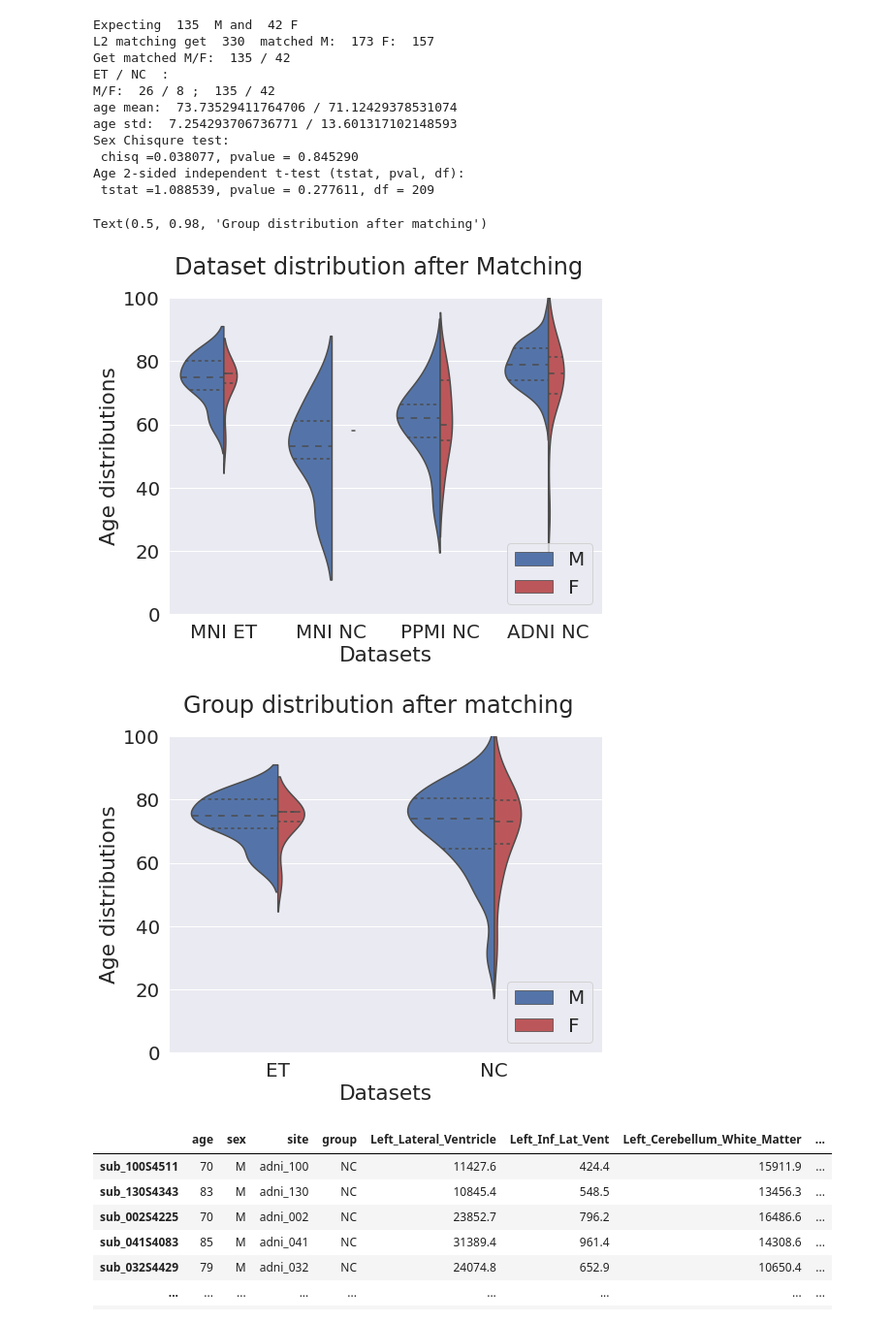
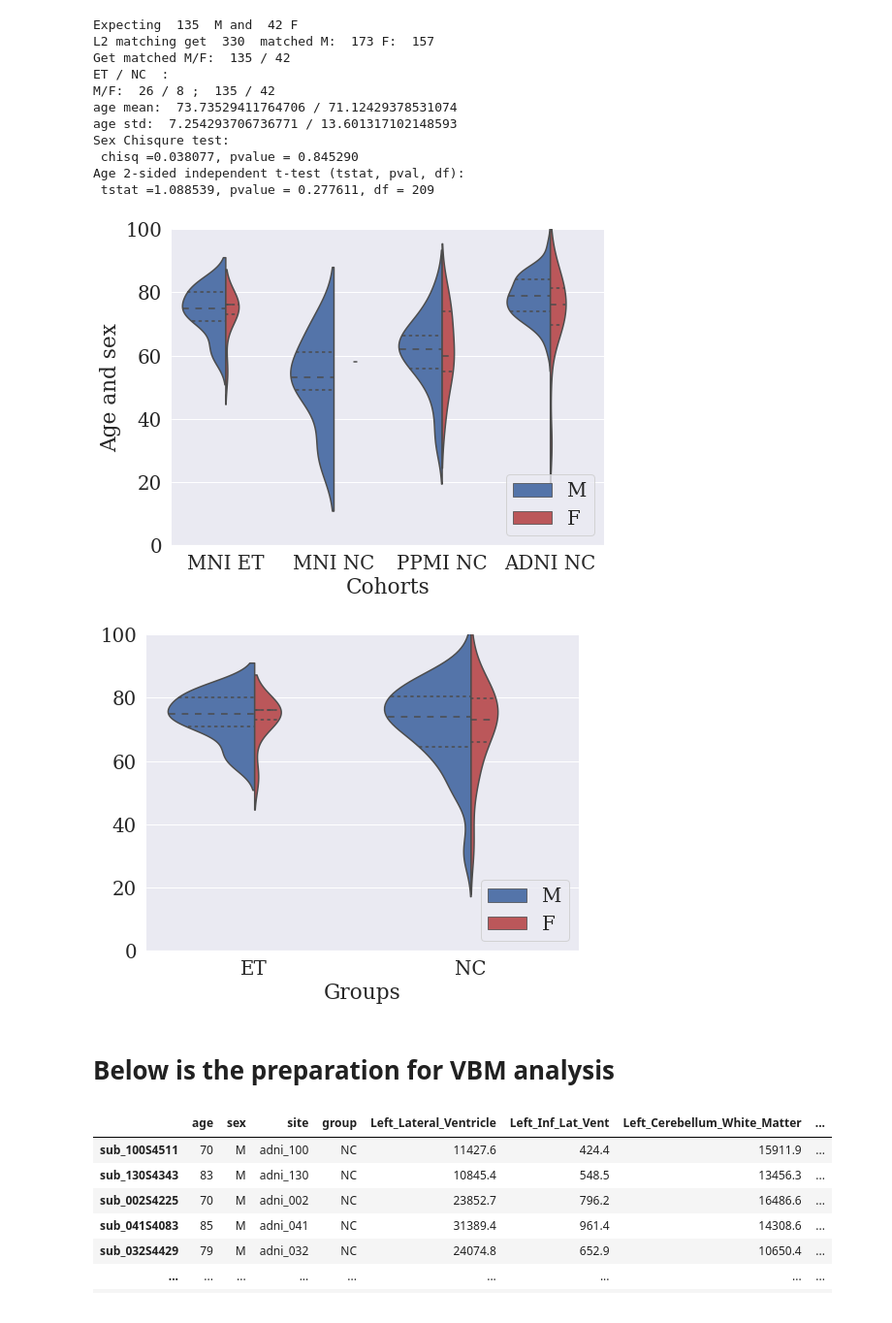
Before and after one commit to neurodatascience/ET_biomarker, a Jupyter notebook: preproc/preproc3_cohort-matching.ipynb, the cells around one changed output. Shown at 97% size. Saved outputs shown, nothing was run; the diff lists cells and outputs as text; code cells hidden in the pictures.

```diff
--- a/preproc/preproc3_cohort-matching.ipynb
+++ b/preproc/preproc3_cohort-matching.ipynb
@@ -115,6 +118,7 @@ Age 2-sided independent t-test (tstat, pval, df):
 # visualziation for cohort age/sex distributions
 sns.set_theme(style="whitegrid")
 sns.set(font_scale=1.8)
+sns.set_style({'font.family':'serif', 'font.serif':'Times New Roman'})
 
 GROUP_ORDER=['MNI ET','MNI NC','PPMI NC','ADNI NC']; SEX_ORDER=['M','F'];
 LIM_AGE=(0, 100); LIM_CNT=(0, 40);
@@ -131,11 +135,11 @@ ax1=sns.violinplot(data=distr_vis_df, x="cohort group", y="age", hue="sex",
 
 sns.despine(left=True)
 ax1.set(ylim=LIM_AGE);
-ax1.set(xlabel="Datasets");
-ax1.set(ylabel="Age distributions");
+ax1.set(xlabel="Cohorts");
+ax1.set(ylabel="Age and sex");
 plt.legend(loc='lower right')
-f1.suptitle('Dataset distribution before matching',fontsize=24)
-f1.savefig(fig_sv_dir / "distribution_beforeMatching.jpg", dpi=300)
+f1.suptitle('Cohort distribution before matching',fontsize=24)
+f1.savefig(fig_sv_dir / "cohort_beforeMatching.jpg", dpi=300)
 
 # Nested violinplot for group pairs distribution
 f2, ax2 = plt.subplots(figsize=(8, 6))
@@ -146,8 +150,9 @@ ax2=sns.violinplot(data=distr_vis_df, x="group", y="age", hue="sex",
                           linewidth=1.5, saturation=0.85, palette= ["b", "r"])
 sns.despine(left=True)
 ax2.set(ylim=LIM_AGE);
-ax2.set(xlabel="Datasets");
-ax2.set(ylabel="Age distributions");
+ax2.set(xlabel="Groups");
+ax2.set(ylabel="Age and sex");
 plt.legend(loc='lower right')
 f2.suptitle('Group distribution before Matching',fontsize=24)
+f2.savefig(fig_sv_dir / "group_beforeMatching.jpg", dpi=300)
 # %% [output]
@@ -299,44 +303,47 @@ Age 2-sided independent t-test (tstat, pval, df):
 #from matplotlib import pyplot
 sns.set_theme(style="whitegrid")
 sns.set(font_scale=1.8)
+sns.set_style({'font.family':'serif', 'font.serif':'Times New Roman'})
 
 GROUP_ORDER=['MNI ET','MNI NC','PPMI NC','ADNI NC']; SEX_ORDER=['M','F'];
 LIM_AGE=(0, 100); LIM_CNT=(0, 40);
 
 distr_vis_df = matched_des_df.copy()
 distr_vis_df.loc[:,'cohort group']=distr_vis_df.loc[:,'cohort']+' '+distr_vis_df.loc[:,'group'];
 
 # Nested violinplot for cohort-group pairs distribution
 f1, ax1 = plt.subplots(figsize=(8, 6))
 ax1=sns.violinplot(data=distr_vis_df, x="cohort group", y="age", hue="sex",
                    split=True, inner="quartile",  scale='count', bw='silverman', orient='v',
                    order=GROUP_ORDER, hue_order=SEX_ORDER,
                    linewidth=1.5, saturation=0.85, palette= ["b", "r"])
 sns.despine(left=True)
 ax1.set(ylim=LIM_AGE);
-ax1.set(xlabel="Datasets");
-ax1.set(ylabel="Age distributions");
+ax1.set(xlabel="Cohorts");
+ax1.set(ylabel="Age and sex");
 plt.legend(loc='lower right')
-f1.suptitle('Dataset distribution after Matching',fontsize=24)
-f1.savefig(fig_sv_dir / "distribution_afterMatching.jpg", dpi=300)
+#f1.suptitle('Dataset distribution after Matching',fontsize=24)
+f1.savefig(fig_sv_dir / "cohort_afterMatching.jpg", dpi=300)
 
 # Nested violinplot for group pairs distribution
 f2, ax2 = plt.subplots(figsize=(8, 6))
 
 ax2=sns.violinplot(data=distr_vis_df, x="group", y="age", hue="sex",
                           split=True, inner="quartile",  scale='count', bw='silverman', orient='v',
                           order=['ET', 'NC'], hue_order=SEX_ORDER,
                           linewidth=1.5, saturation=0.85, palette= ["b", "r"])
 sns.despine(left=True)
 ax2.set(ylim=LIM_AGE);
-ax2.set(xlabel="Datasets");
-ax2.set(ylabel="Age distributions");
+ax2.set(xlabel="Groups");
+ax2.set(ylabel="");
 plt.legend(loc='lower right')
-f2.suptitle('Group distribution after matching',fontsize=24)
+#f2.suptitle('Group distribution after matching',fontsize=24)
+f2.savefig(fig_sv_dir / "group_afterMatching.jpg", dpi=300)
 # %% [output]
-Text(0.5, 0.98, 'Group distribution after matching')
-[figure, old version]
+[figure, new version]
-[figure, old version]
+[figure, new version]
+# %% [markdown]
+# Below is the preparation for VBM analysis
 # %%
 # Saving subject list for VBM analysis
 vbm_subject_list_file = data_dir/"matched_subjectList_vbm.csv"
```
Also changed, not shown: parts of 2 cells of this notebook, 48 other files.
